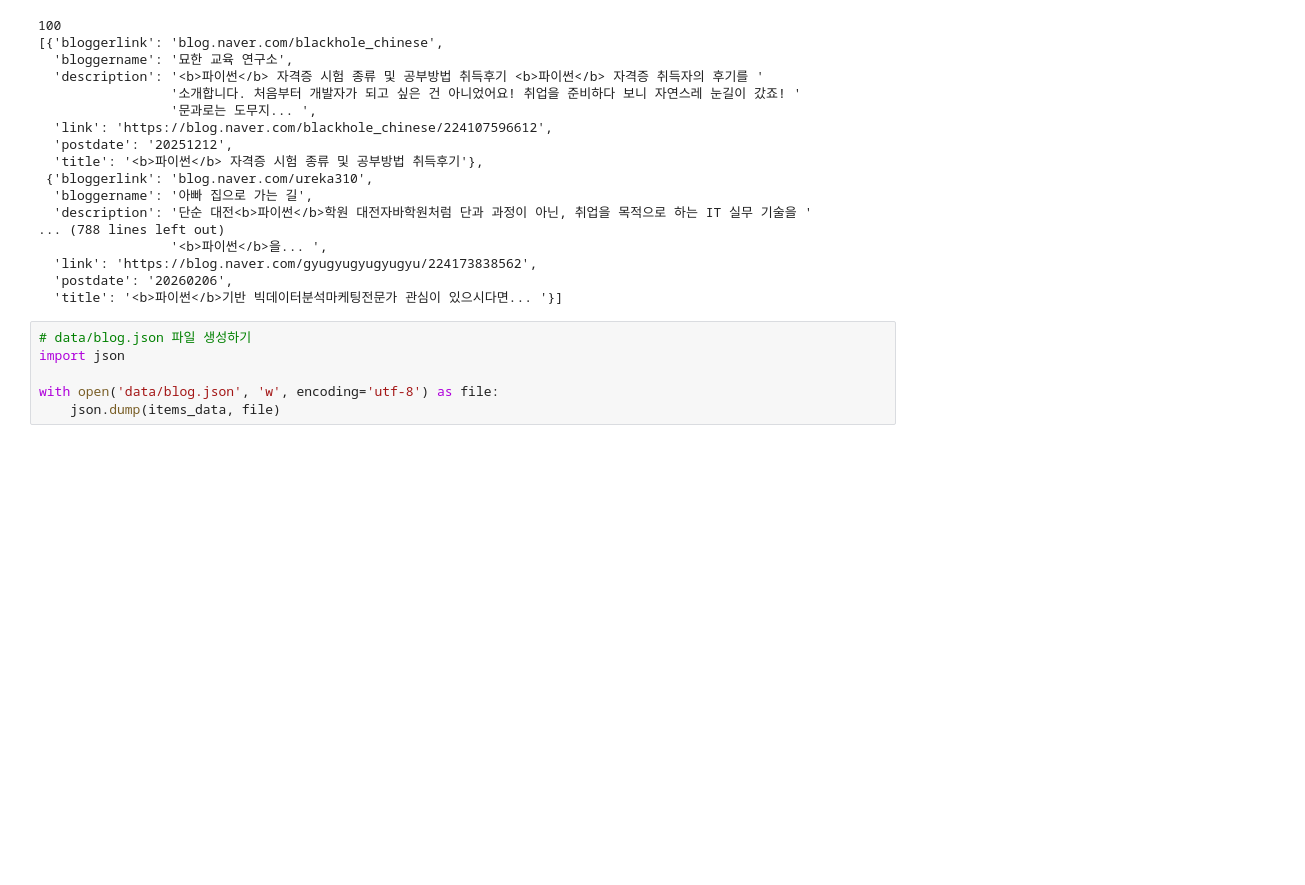
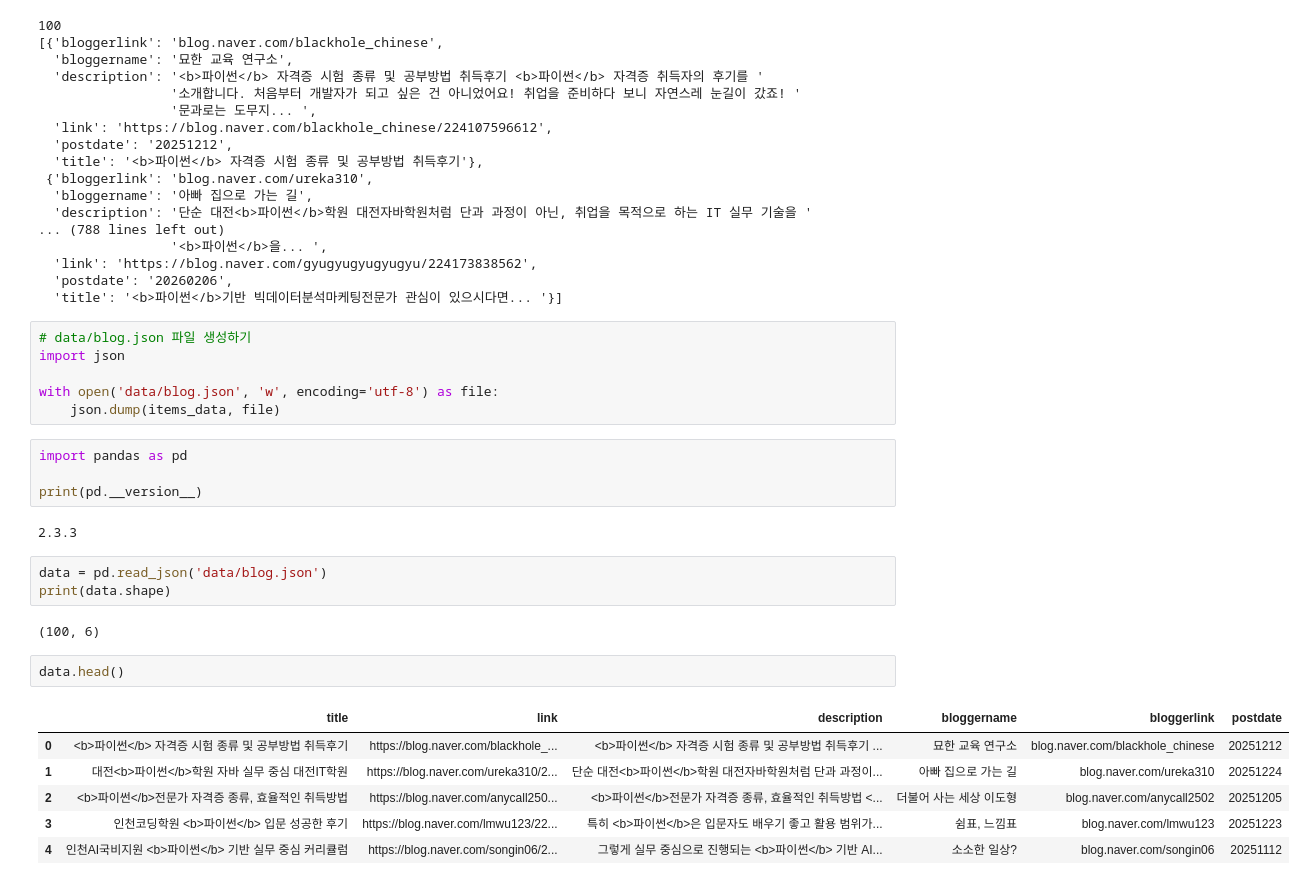
Before and after one commit to JangSeonguk1011/Python_Webscraping_Analysis, a Jupyter notebook: 01뉴스제목_웹툰_OpenAPI.ipynb, the cells around one changed output. Cells and saved outputs as stored; diff of their text form; blank space fills up the shorter version.

```diff
--- a/01뉴스제목_웹툰_OpenAPI.ipynb
+++ b/01뉴스제목_웹툰_OpenAPI.ipynb
@@ -449,3 +449,23 @@ import json
 
 with open('data/blog.json', 'w', encoding='utf-8') as file:
     json.dump(items_data, file)
+# %%
+import pandas as pd
+
+print(pd.__version__)
+# %% [output]
+2.3.3
+# %%
+data = pd.read_json('data/blog.json')
+print(data.shape)
+# %% [output]
+(100, 6)
+# %%
+data.head()
+# %% [output]
+|  | title | link | description | bloggername | bloggerlink | postdate |
+| 0 | <b>파이썬</b> 자격증 시험 종류 및 공부방법 취득후기 | https://blog.naver.com/blackhole_... | <b>파이썬</b> 자격증 시험 종류 및 공부방법 취득후기 ... | 묘한 교육 연구소 | blog.naver.com/blackhole_chinese | 20251212 |
+| 1 | 대전<b>파이썬</b>학원 자바 실무 중심 대전IT학원 | https://blog.naver.com/ureka310/2... | 단순 대전<b>파이썬</b>학원 대전자바학원처럼 단과 과정이... | 아빠 집으로 가는 길 | blog.naver.com/ureka310 | 20251224 |
+| 2 | <b>파이썬</b>전문가 자격증 종류, 효율적인 취득방법 | https://blog.naver.com/anycall250... | <b>파이썬</b>전문가 자격증 종류, 효율적인 취득방법 <... | 더불어 사는 세상 이도형 | blog.naver.com/anycall2502 | 20251205 |
+| 3 | 인천코딩학원 <b>파이썬</b> 입문 성공한 후기 | https://blog.naver.com/lmwu123/22... | 특히 <b>파이썬</b>은 입문자도 배우기 좋고 활용 범위가... | 쉼표, 느낌표 | blog.naver.com/lmwu123 | 20251223 |
+| 4 | 인천AI국비지원 <b>파이썬</b> 기반 실무 중심 커리큘럼 | https://blog.naver.com/songin06/2... | 그렇게 실무 중심으로 진행되는 <b>파이썬</b> 기반 AI... | 소소한 일상? | blog.naver.com/songin06 | 20251112 |
```
Also changed, not shown: parts of 1 cell of this notebook, 8 other files.
